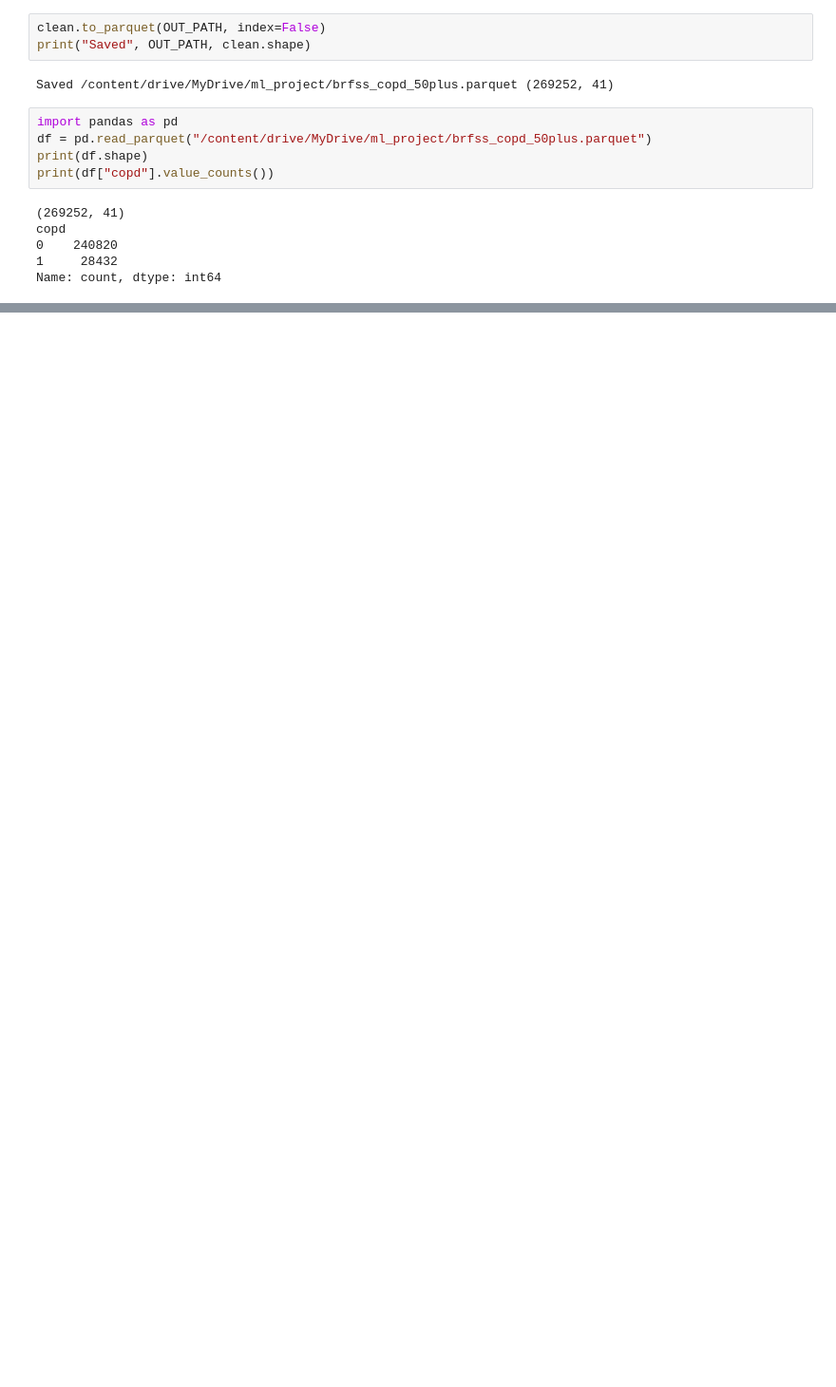
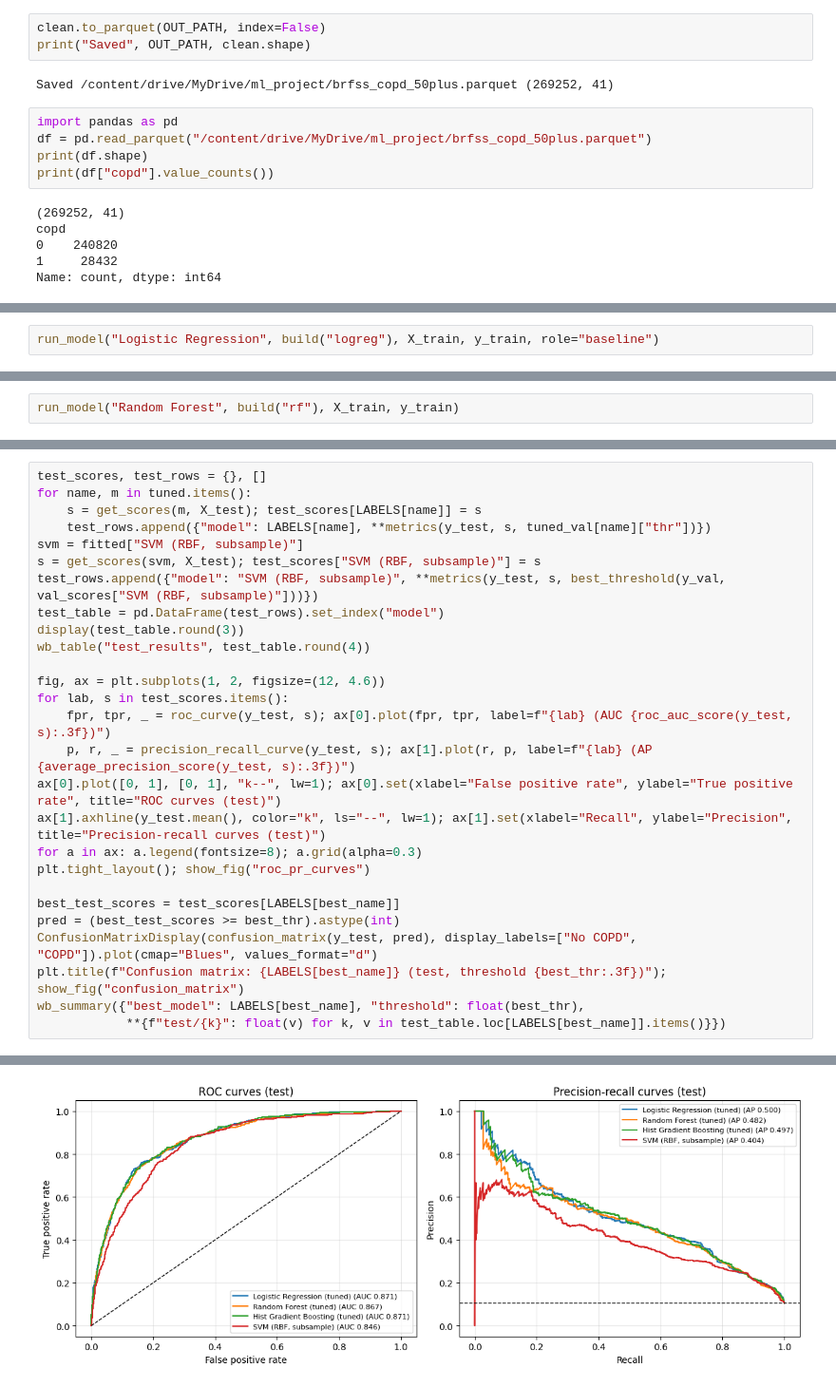
Before and after one commit to Kellia855/intro-to-ml_summative, a Jupyter notebook: copd_notebook.ipynb, the cells around one changed output, grey strips where cells are left out. Shown at 95% size. Saved outputs shown, nothing was run; the diff lists cells and outputs as text; blank space fills up the shorter version.

```diff
--- a/copd_notebook.ipynb
+++ b/copd_notebook.ipynb
@@ -281,0 +579,2 @@ Name: count, dtype: int64
+# %%
+run_model("Logistic Regression", build("logreg"), X_train, y_train, role="baseline")
@@ -281,0 +619,2 @@ Name: count, dtype: int64
+# %%
+run_model("Random Forest", build("rf"), X_train, y_train)
@@ -281,0 +934,28 @@ Name: count, dtype: int64
+# %%
+test_scores, test_rows = {}, []
+for name, m in tuned.items():
+    s = get_scores(m, X_test); test_scores[LABELS[name]] = s
+    test_rows.append({"model": LABELS[name], **metrics(y_test, s, tuned_val[name]["thr"])})
+svm = fitted["SVM (RBF, subsample)"]
+s = get_scores(svm, X_test); test_scores["SVM (RBF, subsample)"] = s
+test_rows.append({"model": "SVM (RBF, subsample)", **metrics(y_test, s, best_threshold(y_val, val_scores["SVM (RBF, subsample)"]))})
+test_table = pd.DataFrame(test_rows).set_index("model")
+display(test_table.round(3))
+wb_table("test_results", test_table.round(4))
+
+fig, ax = plt.subplots(1, 2, figsize=(12, 4.6))
+for lab, s in test_scores.items():
+    fpr, tpr, _ = roc_curve(y_test, s); ax[0].plot(fpr, tpr, label=f"{lab} (AUC {roc_auc_score(y_test, s):.3f})")
+    p, r, _ = precision_recall_curve(y_test, s); ax[1].plot(r, p, label=f"{lab} (AP {average_precision_score(y_test, s):.3f})")
+ax[0].plot([0, 1], [0, 1], "k--", lw=1); ax[0].set(xlabel="False positive rate", ylabel="True positive rate", title="ROC curves (test)")
+ax[1].axhline(y_test.mean(), color="k", ls="--", lw=1); ax[1].set(xlabel="Recall", ylabel="Precision", title="Precision-recall curves (test)")
+for a in ax: a.legend(fontsize=8); a.grid(alpha=0.3)
+plt.tight_layout(); show_fig("roc_pr_curves")
+
+best_test_scores = test_scores[LABELS[best_name]]
+pred = (best_test_scores >= best_thr).astype(int)
+ConfusionMatrixDisplay(confusion_matrix(y_test, pred), display_labels=["No COPD", "COPD"]).plot(cmap="Blues", values_format="d")
+plt.title(f"Confusion matrix: {LABELS[best_name]} (test, threshold {best_thr:.3f})"); show_fig("confusion_matrix")
+wb_summary({"best_model": LABELS[best_name], "threshold": float(best_thr),
+            **{f"test/{k}": float(v) for k, v in test_table.loc[LABELS[best_name]].items()}})
+# %% [output]
@@ -281,0 +968 @@ Name: count, dtype: int64
+[figure, added]
```
Also changed, not shown: parts of 107 cells of this notebook.
